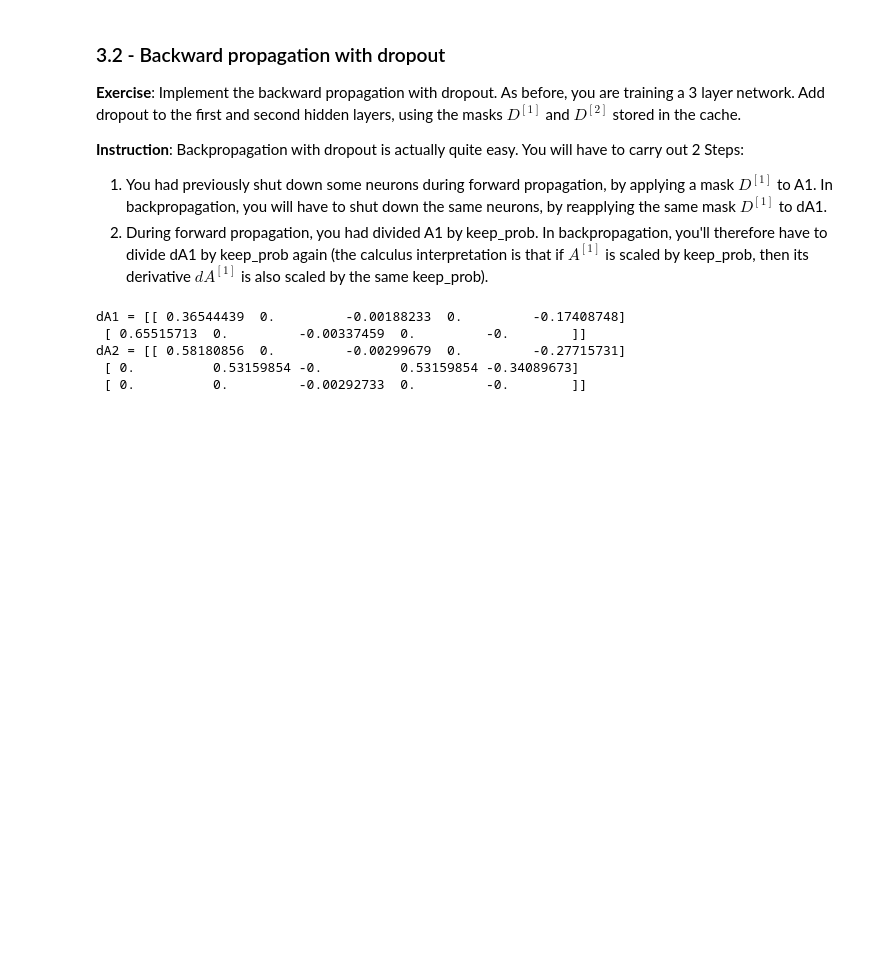
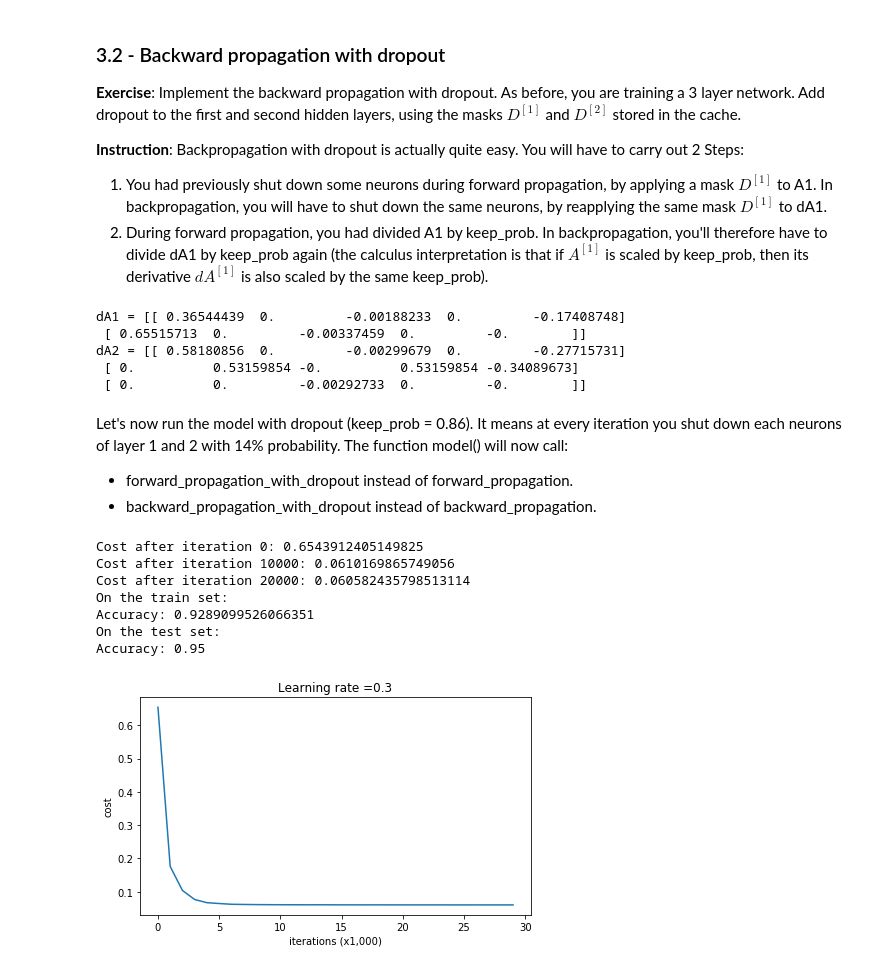
Before and after one commit to TheDragonLord1939/stanford-cs230, a Jupyter notebook: Improving Deep Neural Networks Hyperparameter tuning, Regularization and Optimization/lec4/regularization/regularization.ipynb, the cells around one changed output. Cells and saved outputs as stored; diff of their text form; code cells hidden in the pictures; blank space fills up the shorter version.

```diff
--- a/Improving Deep Neural Networks Hyperparameter tuning, Regularization and Optimization/lec4/regularization/regularization.ipynb
+++ b/Improving Deep Neural Networks Hyperparameter tuning, Regularization and Optimization/lec4/regularization/regularization.ipynb
@@ -448,3 +448,24 @@ dA1 = [[ 0.36544439  0.         -0.00188233  0.         -0.17408748]
 dA2 = [[ 0.58180856  0.         -0.00299679  0.         -0.27715731]
  [ 0.          0.53159854 -0.          0.53159854 -0.34089673]
  [ 0.          0.         -0.00292733  0.         -0.        ]]
+# %% [markdown]
+Let's now run the model with dropout (keep_prob = 0.86). It means at every iteration you shut down each neurons of layer 1 and 2 with 14% probability. The function model() will now call:
+
+- forward_propagation_with_dropout instead of forward_propagation.
+- backward_propagation_with_dropout instead of backward_propagation.
+# %%
+parameters = model(train_X, train_Y, keep_prob = 0.86, learning_rate = 0.3)
+
+print ("On the train set:")
+predictions_train = predict(train_X, train_Y, parameters)
+print ("On the test set:")
+predictions_test = predict(test_X, test_Y, parameters)
+# %% [output]
+Cost after iteration 0: 0.6543912405149825
+Cost after iteration 10000: 0.0610169865749056
+Cost after iteration 20000: 0.060582435798513114
+On the train set:
+Accuracy: 0.9289099526066351
+On the test set:
+Accuracy: 0.95
+[figure, added]
```
Also changed, not shown: parts of 4 cells of this notebook, 4 other files.
